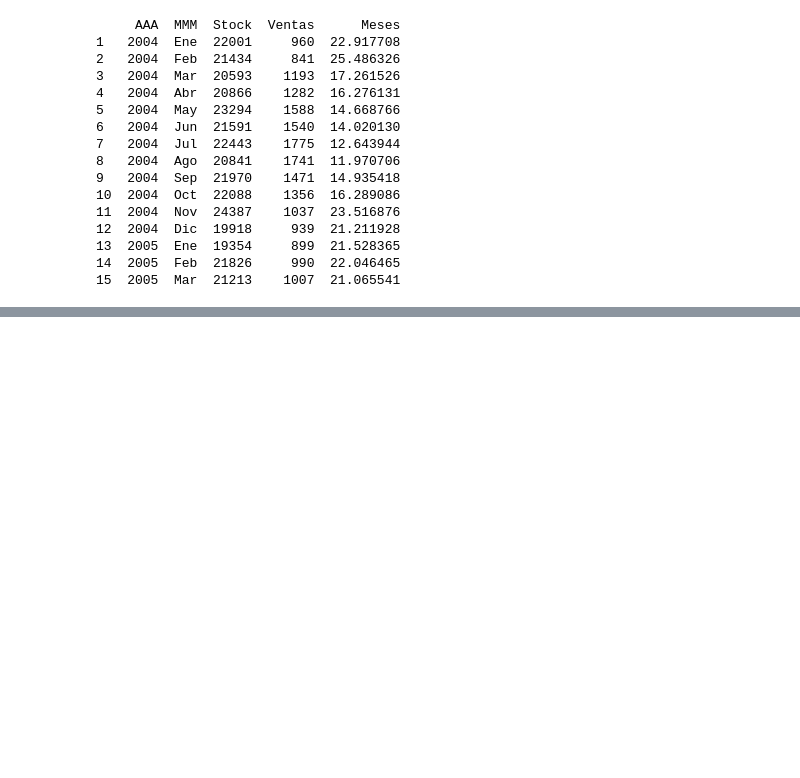
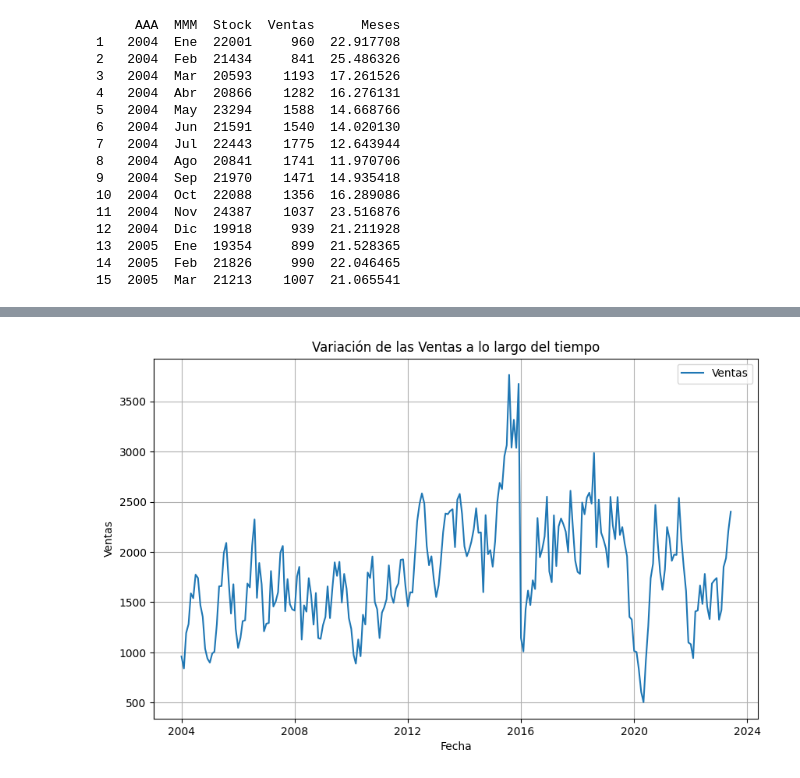
Before and after one commit to JoseManuelOberreuter/Machine_Learning_Projects, a Jupyter notebook: Housing_prices/main.ipynb, the cells around one changed output, grey strips where cells are left out. Cells and saved outputs as stored; diff of their text form; code cells hidden in the pictures; blank space fills up the shorter version.

```diff
--- a/Housing_prices/main.ipynb
+++ b/Housing_prices/main.ipynb
@@ -124,0 +228,12 @@ max    3764.000000   84.314851
+# %%
+# Graficar 'Ventas' y 'Meses' en un gráfico de líneas
+plt.figure(figsize=(10, 6))
+plt.plot(df['Fecha'], df['Ventas'], label='Ventas')
+plt.xlabel('Fecha')
+plt.ylabel('Ventas')
+plt.title('Variación de las Ventas a lo largo del tiempo')
+plt.legend()
+plt.grid(True)
+plt.show()
+# %% [output]
+[figure, added]
```
Also changed, not shown: parts of 20 cells of this notebook.
